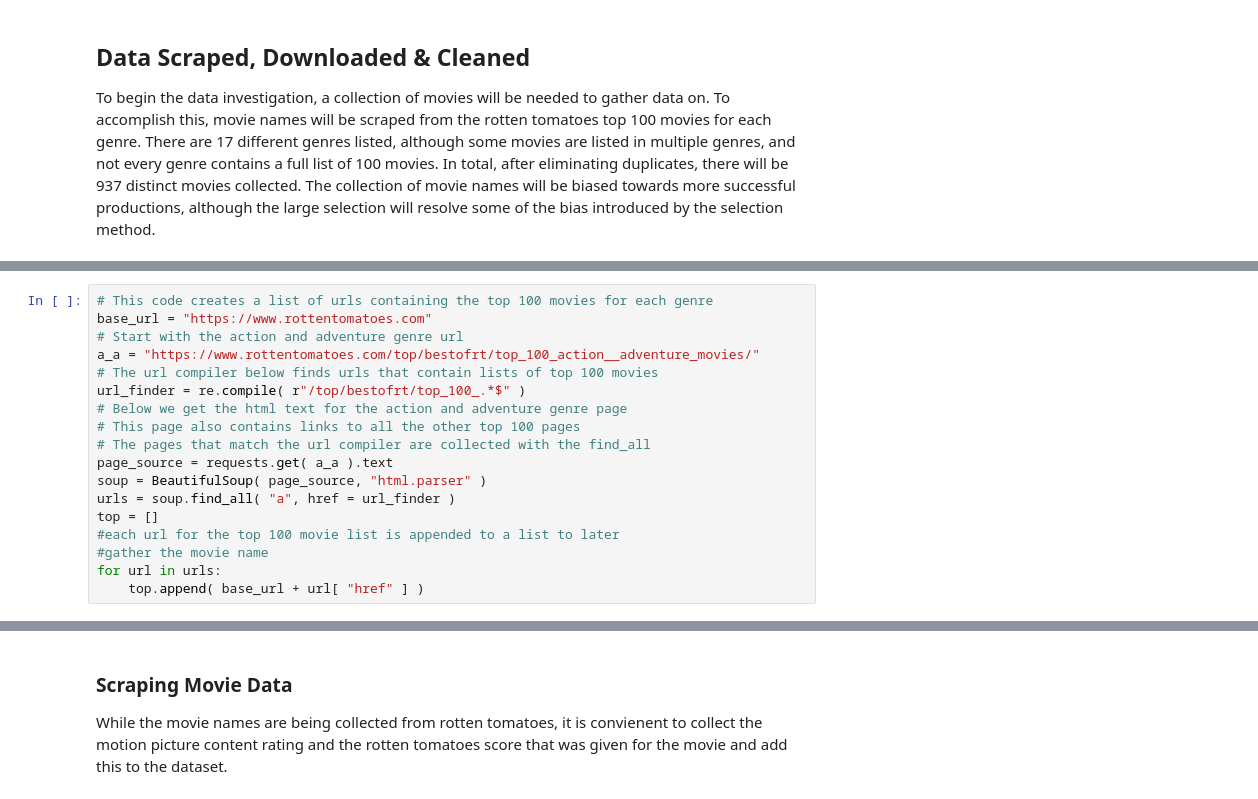
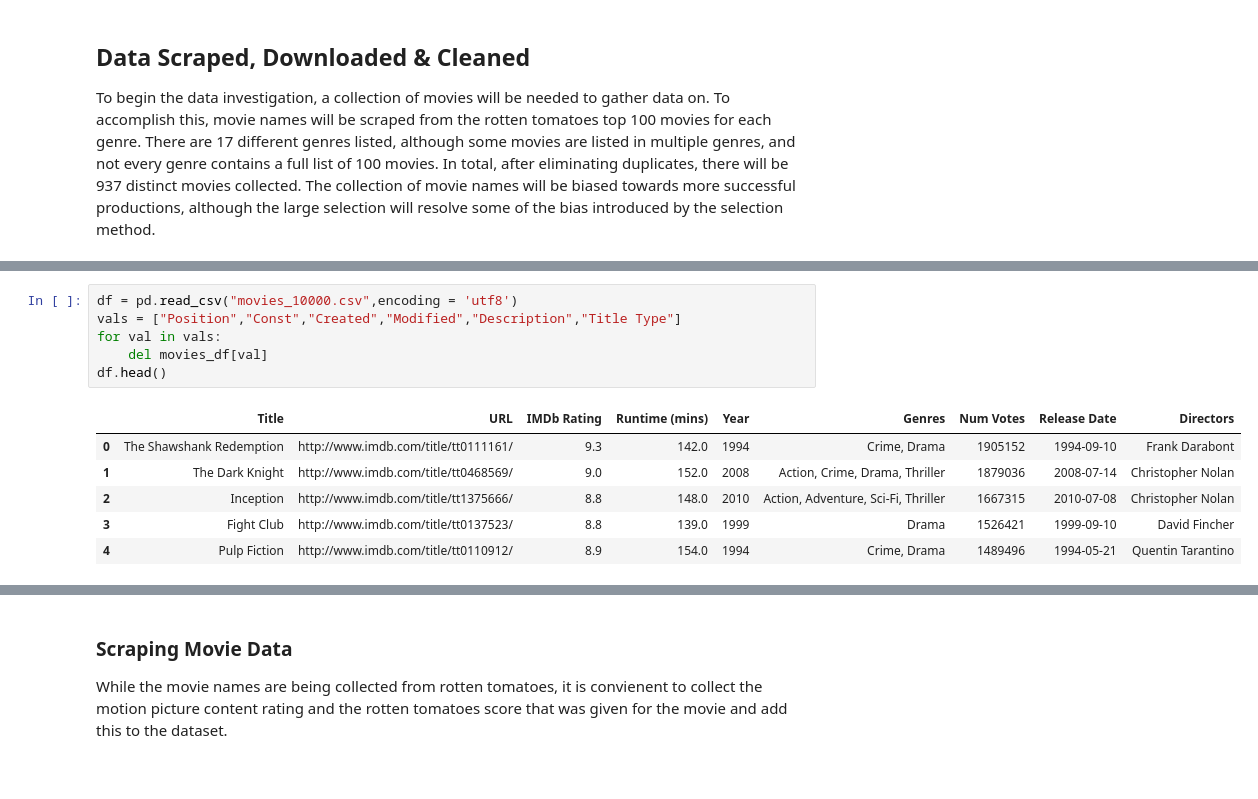
Before and after one commit to brookemosby/Movies, a Jupyter notebook: Jarvis_Project.ipynb, the cells around one changed output, grey strips where cells are left out. Drawn from its saved outputs; the diff is of its cells as text.

Commit message:
Updated data, blacklisted from IMDB, unable to gather more

```diff
--- a/Jarvis_Project.ipynb
+++ b/Jarvis_Project.ipynb
@@ -36,18 +21,13 @@ dview.block=True
-# %%
-# This code creates a list of urls containing the top 100 movies for each genre
-base_url = "https://www.rottentomatoes.com"
-# Start with the action and adventure genre url
-a_a = "https://www.rottentomatoes.com/top/bestofrt/top_100_action__adventure_movies/"
-# The url compiler below finds urls that contain lists of top 100 movies
-url_finder = re.compile( r"/top/bestofrt/top_100_.*$" )
-# Below we get the html text for the action and adventure genre page
-# This page also contains links to all the other top 100 pages
-# The pages that match the url compiler are collected with the find_all
-page_source = requests.get( a_a ).text
-soup = BeautifulSoup( page_source, "html.parser" )
-urls = soup.find_all( "a", href = url_finder )
-top = []
-#each url for the top 100 movie list is appended to a list to later
-#gather the movie name
-for url in urls:
-    top.append( base_url + url[ "href" ] )
+# %%
+df = pd.read_csv("movies_10000.csv",encoding = 'utf8')
+vals = ["Position","Const","Created","Modified","Description","Title Type"]
+for val in vals:
+    del movies_df[val]
+df.head()
+# %% [output]
+|  | Title | URL | IMDb Rating | Runtime (mins) | Year | Genres | Num Votes | Release Date | Directors |
+| 0 | The Shawshank Redemption | http://www.imdb.com/title/tt0111161/ | 9.3 | 142.0 | 1994 | Crime, Drama | 1905152 | 1994-09-10 | Frank Darabont |
+| 1 | The Dark Knight | http://www.imdb.com/title/tt0468569/ | 9.0 | 152.0 | 2008 | Action, Crime, Drama, Thriller | 1879036 | 2008-07-14 | Christopher Nolan |
+| 2 | Inception | http://www.imdb.com/title/tt1375666/ | 8.8 | 148.0 | 2010 | Action, Adventure, Sci-Fi, Thriller | 1667315 | 2010-07-08 | Christopher Nolan |
+| 3 | Fight Club | http://www.imdb.com/title/tt0137523/ | 8.8 | 139.0 | 1999 | Drama | 1526421 | 1999-09-10 | David Fincher |
+| 4 | Pulp Fiction | http://www.imdb.com/title/tt0110912/ | 8.9 | 154.0 | 1994 | Crime, Drama | 1489496 | 1994-05-21 | Quentin Tarantino |
```
Also changed, not shown: parts of 8 cells of this notebook, 2 other files.
